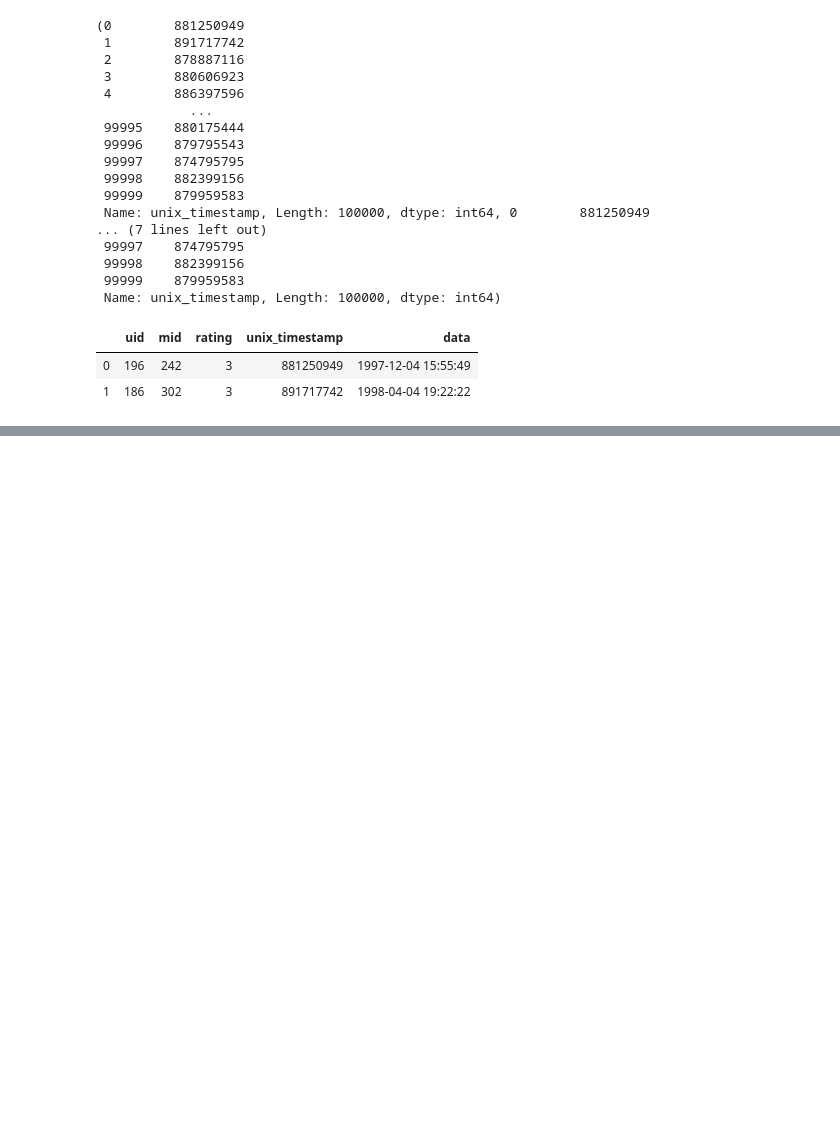
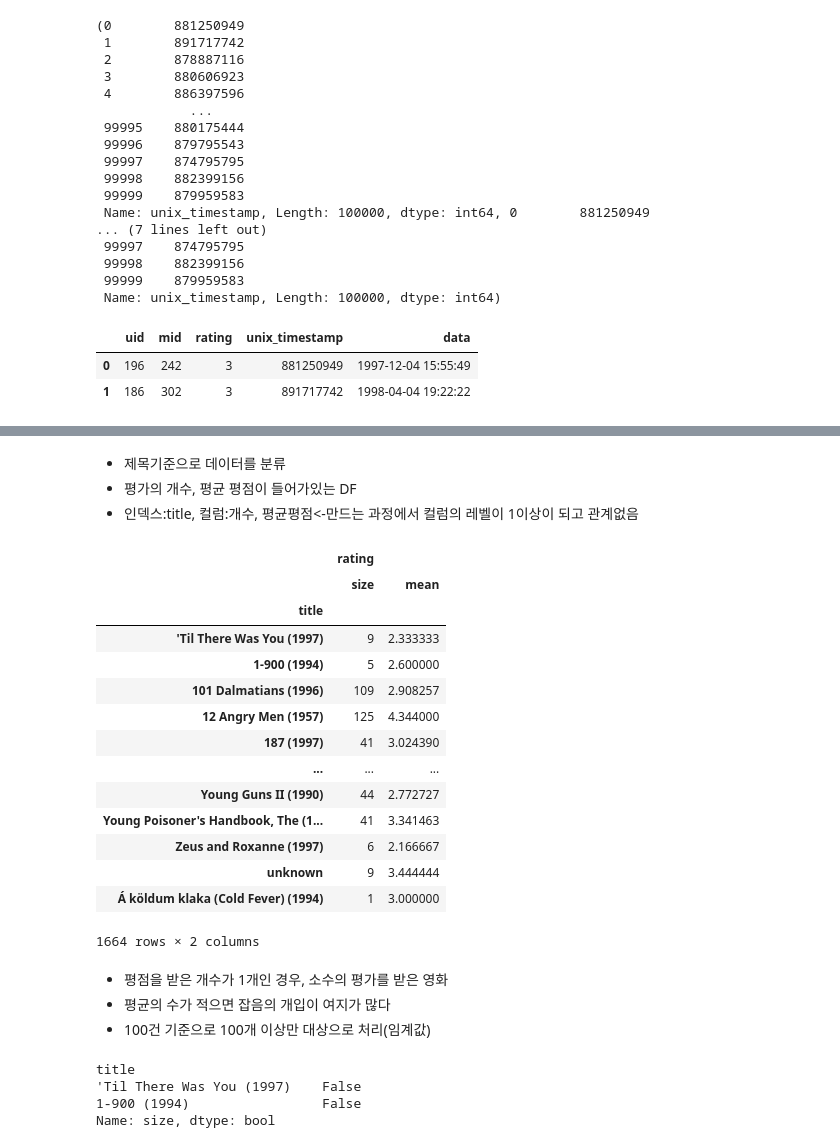
Before and after one commit to cecegim/mldl_projects, a Jupyter notebook: ml/6. 지도학습의 회귀 분석 손실함수_평균제곱근오차사용하여 평가.ipynb, the cells around one changed output, grey strips where cells are left out. Cells and saved outputs as stored; diff of their text form; code cells hidden in the pictures; blank space fills up the shorter version.

```diff
--- a/ml/6. 지도학습의 회귀 분석 손실함수_평균제곱근오차사용하여 평가.ipynb
+++ b/ml/6. 지도학습의 회귀 분석 손실함수_평균제곱근오차사용하여 평가.ipynb
@@ -124,0 +127,6 @@ ratings.head(2)
+# %%
+#평점과 영화데이터 합치기 (10000,9)
+#merge를 수행할때 중복되는 컬럼을 생략하면 알아서 찾아서 수행된다
+#단, 컬럼이 2개이상이면 검토가 필요
+movies_ratings=pd.merge(movies,ratings,on='mid')
+movies_ratings.shape
@@ -124,0 +141,4 @@ ratings.head(2)
+# %%
+#movies_ratings, users->합치기
+movie_lens=pd.merge(movies_ratings, users)
+movie_lens.shape
@@ -124,0 +189,25 @@ ratings.head(2)
+# %% [markdown]
+- 제목기준으로 데이터를 분류
+- 평가의 개수, 평균 평점이 들어가있는 DF
+- 인덱스:title, 컬럼:개수, 평균평점<-만드는 과정에서 컬럼의 레벨이 1이상이 되고 관계없음
+# %%
+#groupby(컬럼) : 해당 컬럼이 인덱스로 이동
+#agg({컬럼:[값처리함수...]}):컬럼에 처리함수개수대로 설정되서 값이 자동 처리
+movie_state=movie_lens.groupby('title').agg({'rating':[np.size,np.mean]})
+movie_state
+# %% [output]
+|  | rating |  |
+|  | size | mean |
+| title |  |  |
+| 'Til There Was You (1997) | 9 | 2.333333 |
+| 1-900 (1994) | 5 | 2.600000 |
+| 101 Dalmatians (1996) | 109 | 2.908257 |
+| 12 Angry Men (1957) | 125 | 4.344000 |
+| 187 (1997) | 41 | 3.024390 |
+| ... | ... | ... |
+| Young Guns II (1990) | 44 | 2.772727 |
+| Young Poisoner's Handbook, The (1... | 41 | 3.341463 |
+| Zeus and Roxanne (1997) | 6 | 2.166667 |
+| unknown | 9 | 3.444444 |
+| Á köldum klaka (Cold Fever) (1994) | 1 | 3.000000 |
+1664 rows × 2 columns
@@ -124,0 +217,14 @@ ratings.head(2)
+# %% [markdown]
+- 평점을 받은 개수가 1개인 경우, 소수의 평가를 받은 영화
+- 평균의 수가 적으면 잡음의 개입이 여지가 많다
+- 100건 기준으로 100개 이상만 대상으로 처리(임계값)
+# %%
+#차후 변경함으로써 성능을 다르게 낼 수 있다
+limit_std_value = 100
+condition=movie_state['rating']['size']>=limit_std_value
+condition[:2]
+# %% [output]
+title
+'Til There Was You (1997)    False
+1-900 (1994)                 False
+Name: size, dtype: bool
```
Also changed, not shown: parts of 49 cells of this notebook, 1 other file.
